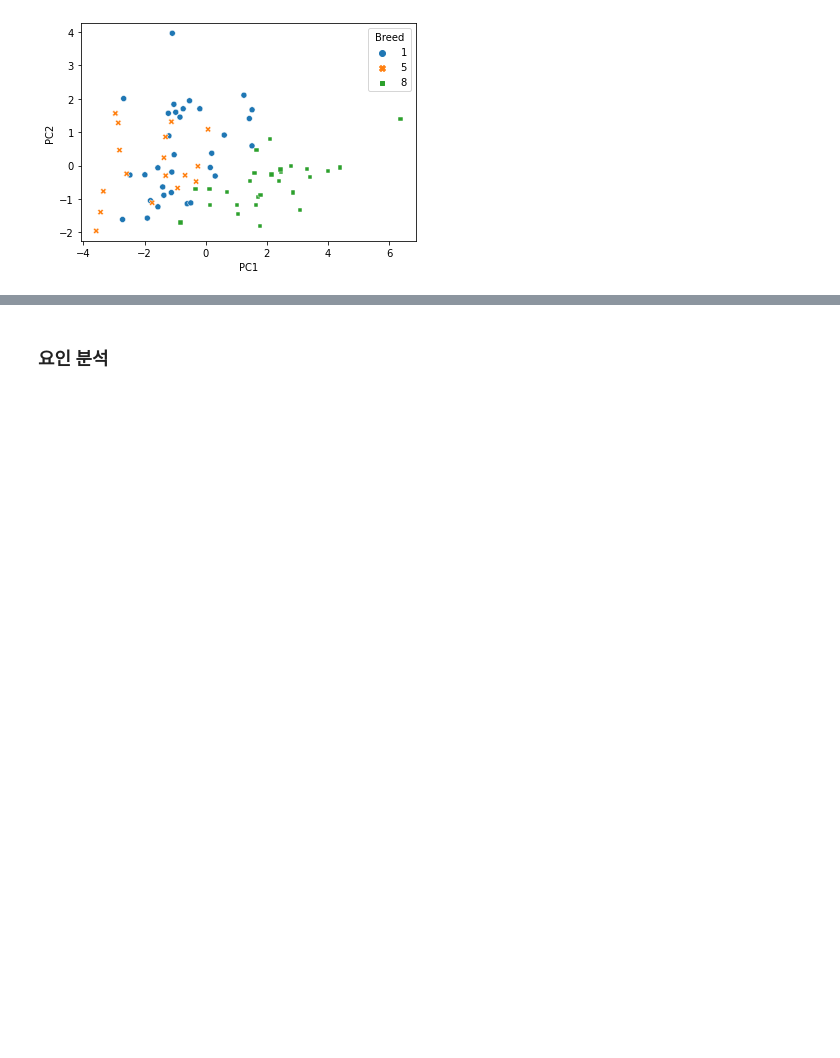
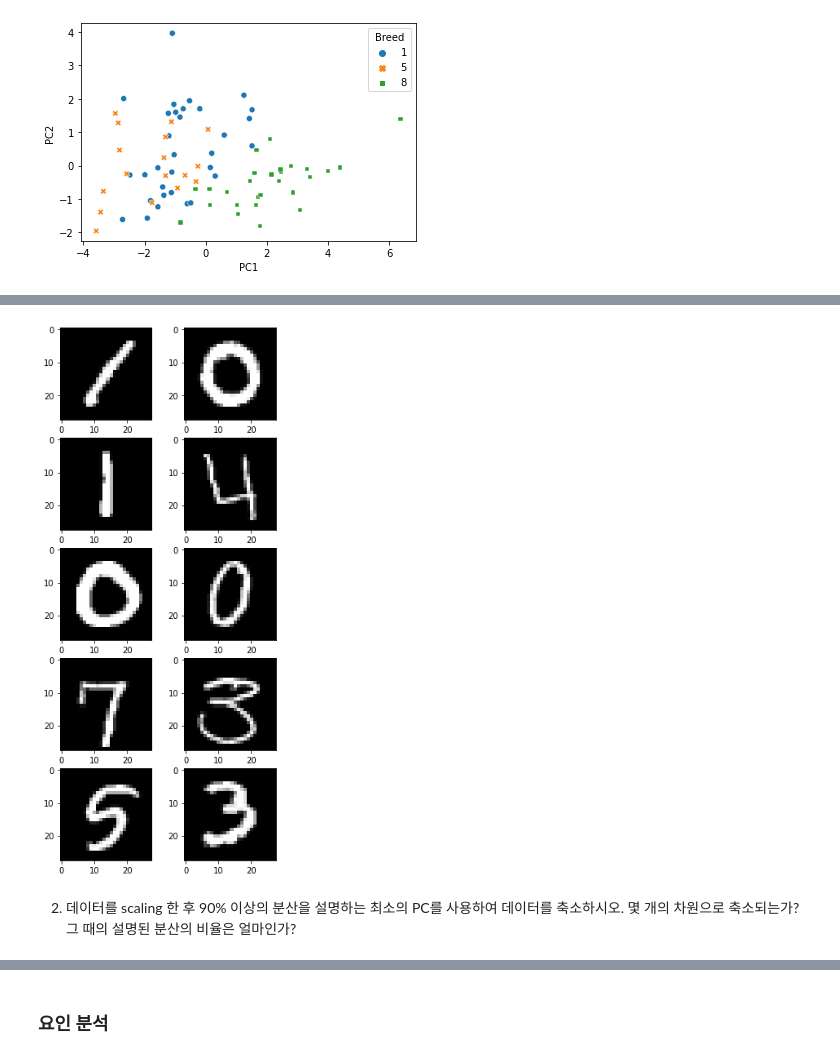
Before and after one commit to luckyspia/TIL, a Jupyter notebook: Statisic_Analysis/05.Dimension Reduction.ipynb, the cells around one changed output, grey strips where cells are left out. Cells and saved outputs as stored; diff of their text form; code cells hidden in the pictures; blank space fills up the shorter version.

```diff
--- a/Statisic_Analysis/05.Dimension Reduction.ipynb
+++ b/Statisic_Analysis/05.Dimension Reduction.ipynb
@@ -521,0 +526,6 @@ plt.show()
+# %%
+mnist = pd.read_csv(data_path + 'mnist_1000.csv', index_col=0)
+mnist.head()
+im_train = mnist
+im_train = im_train.reset_index('pixel0')
+im_train = im_train.iloc[:,:-1]
@@ -521,0 +565,14 @@ plt.show()
+# %%
+im_train2 =np.zeros((mnist.shape[0],784))
+
+for j in range(mnist.shape[0]):
+    im_train2[j ,:]=np.array(im_train.iloc[j,:])
+# %%
+plt.figure(figsize=(5,12))
+for i in range(10):
+    plt.subplot(5,2,i+1)
+    plt.imshow(np.flip(im_train2[i,:].reshape(28,28), axis=0), cmap="gray")
+# %% [output]
+[figure, added]
+# %% [markdown]
+2. 데이터를 scaling 한 후 90% 이상의 분산을 설명하는 최소의 PC를 사용하여 데이터를 축소하시오. 몇 개의 차원으로 축소되는가? 그 때의 설명된 분산의 비율은 얼마인가?
```
Also changed, not shown: parts of 12 cells of this notebook.
